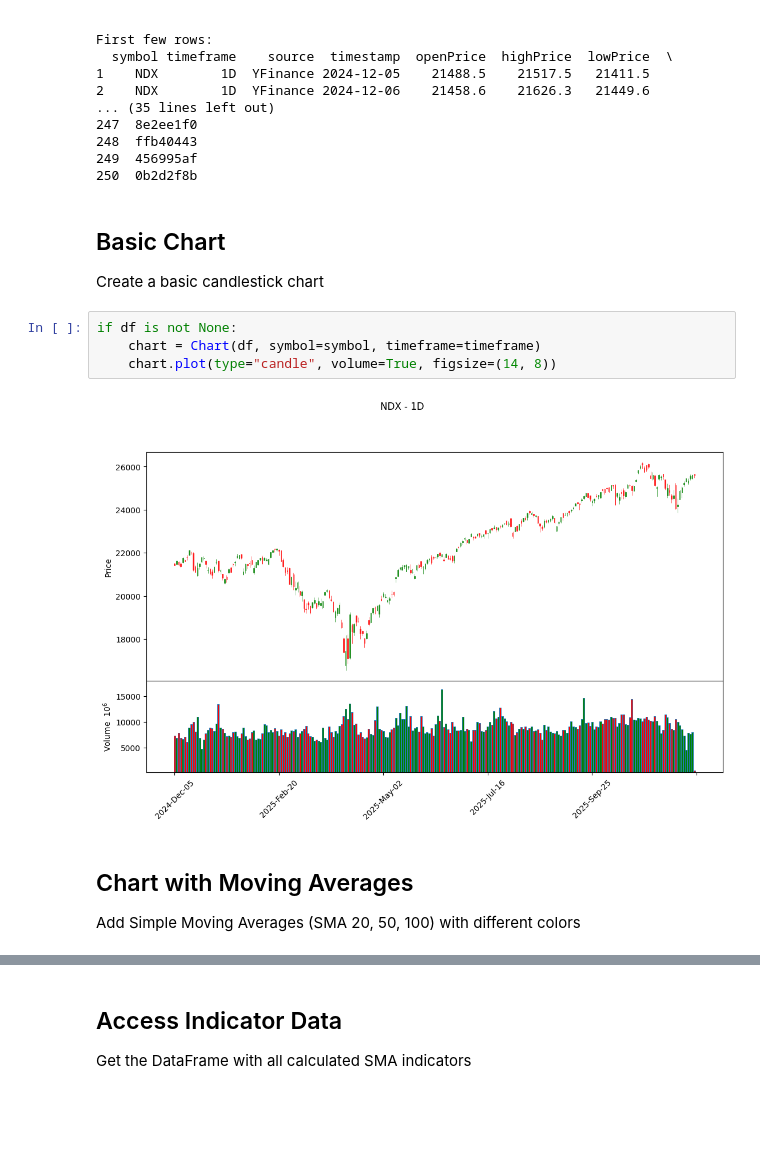
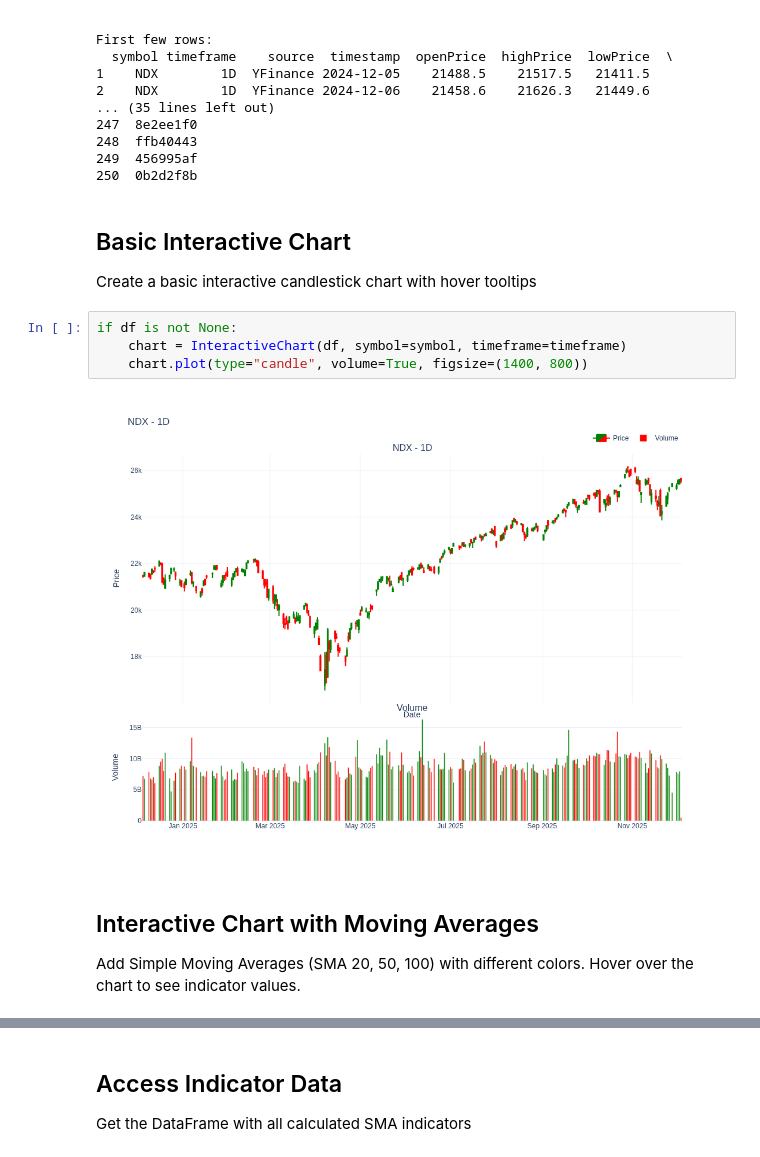
Before and after one commit to Louack/ig-trading, a Jupyter notebook: notebooks/basic_visualization.ipynb, the cells around one changed output, grey strips where cells are left out. Cells and saved outputs as stored; diff of their text form; blank space fills up the shorter version.

Commit message:
feat(viz): add interactive chart

```diff
--- a/notebooks/basic_visualization.ipynb
+++ b/notebooks/basic_visualization.ipynb
@@ -103,18 +103,18 @@ First few rows:
 249  456995af
 250  0b2d2f8b
 # %% [markdown]
-## Basic Chart
+## Basic Interactive Chart
 
-Create a basic candlestick chart
+Create a basic interactive candlestick chart with hover tooltips
 # %%
 if df is not None:
-    chart = Chart(df, symbol=symbol, timeframe=timeframe)
-    chart.plot(type="candle", volume=True, figsize=(14, 8))
+    chart = InteractiveChart(df, symbol=symbol, timeframe=timeframe)
+    chart.plot(type="candle", volume=True, figsize=(1400, 800))
 # %% [output]
-[figure, old version]
+[figure, new version]
 # %% [markdown]
-## Chart with Moving Averages
+## Interactive Chart with Moving Averages
 
-Add Simple Moving Averages (SMA 20, 50, 100) with different colors
+Add Simple Moving Averages (SMA 20, 50, 100) with different colors. Hover over the chart to see indicator values.
 # %%
 if df is not None:
```
Also changed, not shown: parts of 12 cells of this notebook, 5 other files.
